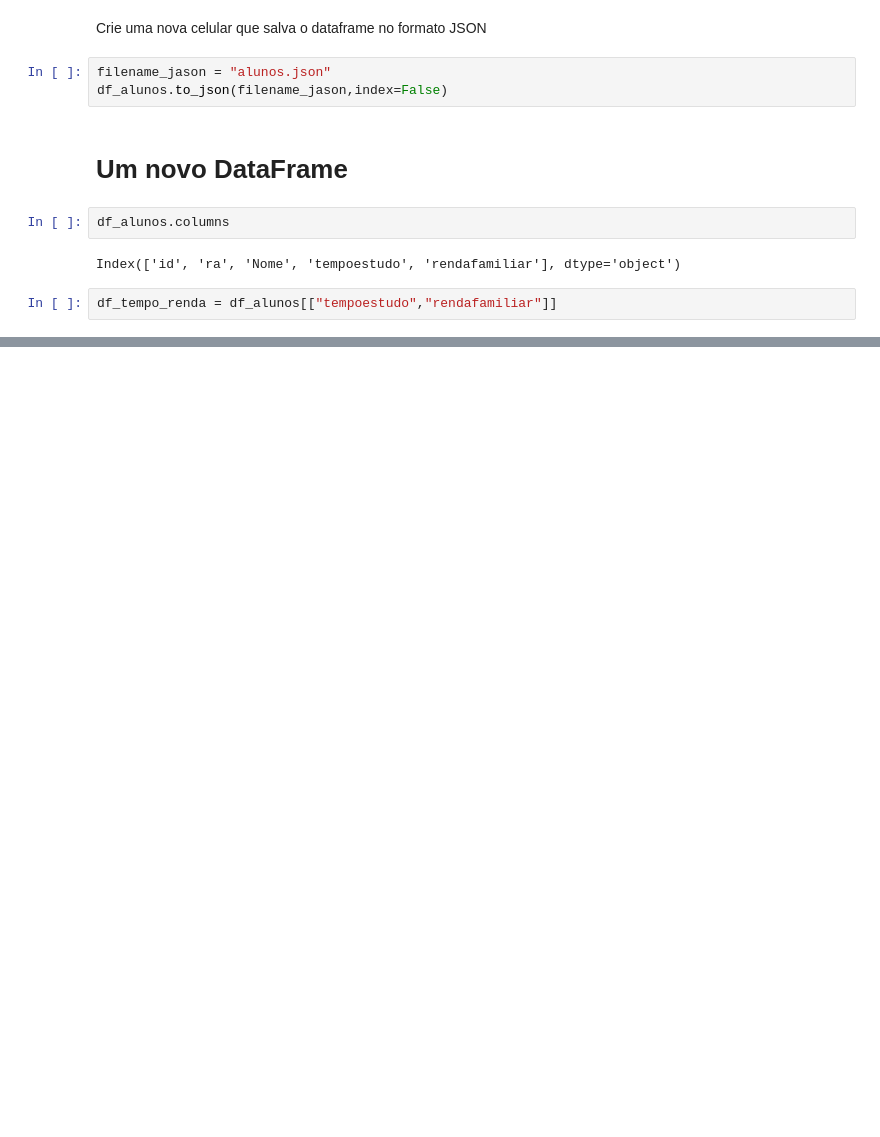
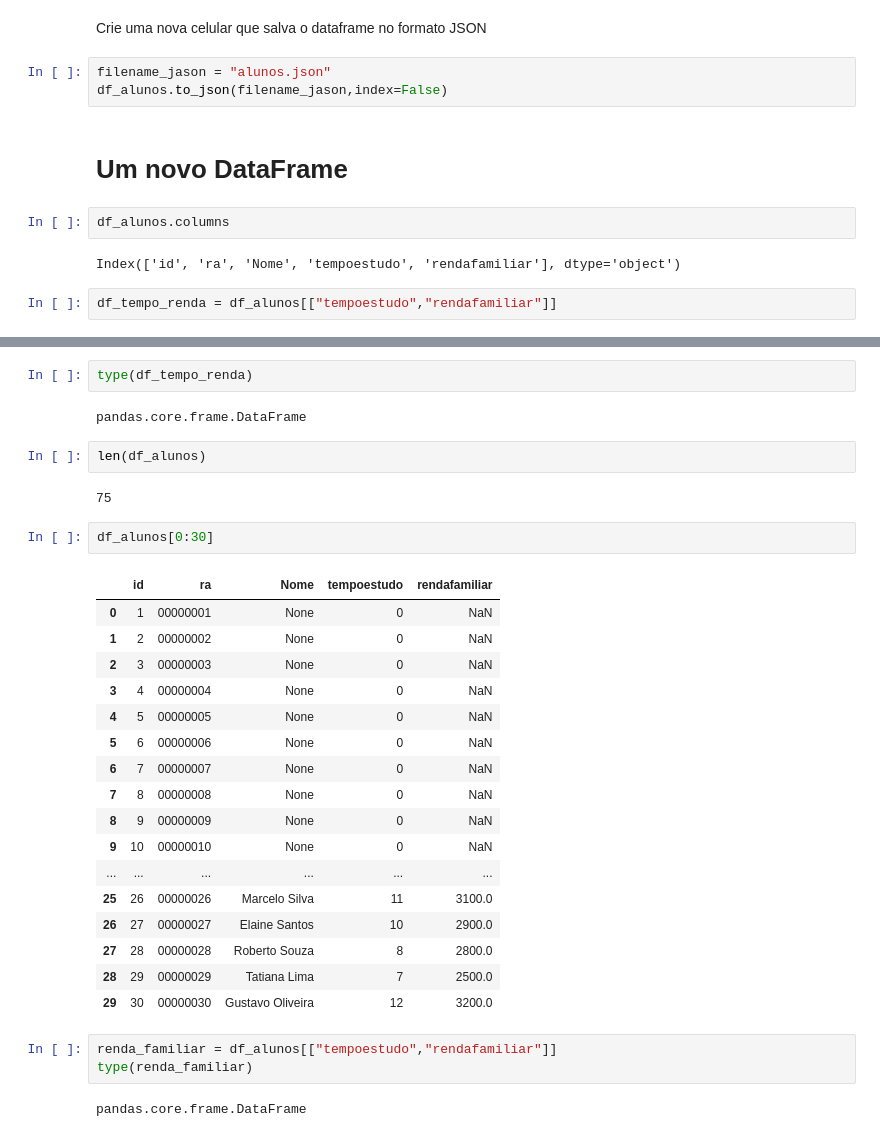
Before and after one commit to Mik3532/Python, a Jupyter notebook: ProjetoFinalNotbook/imersaopandas.ipynb, the cells around one changed output, grey strips where cells are left out. Saved outputs shown, nothing was run; the diff lists cells and outputs as text; blank space fills up the shorter version.

```diff
--- a/ProjetoFinalNotbook/imersaopandas.ipynb
+++ b/ProjetoFinalNotbook/imersaopandas.ipynb
@@ -113,0 +130,33 @@ df_tempo_renda = df_alunos[["tempoestudo","rendafamiliar"]]
+# %%
+type(df_tempo_renda)
+# %% [output]
+pandas.core.frame.DataFrame
+# %%
+len(df_alunos)
+# %% [output]
+75
+# %%
+df_alunos[0:30]
+# %% [output]
+|  | id | ra | Nome | tempoestudo | rendafamiliar |
+| 0 | 1 | 00000001 | None | 0 | NaN |
+| 1 | 2 | 00000002 | None | 0 | NaN |
+| 2 | 3 | 00000003 | None | 0 | NaN |
+| 3 | 4 | 00000004 | None | 0 | NaN |
+| 4 | 5 | 00000005 | None | 0 | NaN |
+| 5 | 6 | 00000006 | None | 0 | NaN |
+| 6 | 7 | 00000007 | None | 0 | NaN |
+| 7 | 8 | 00000008 | None | 0 | NaN |
+| 8 | 9 | 00000009 | None | 0 | NaN |
+| 9 | 10 | 00000010 | None | 0 | NaN |
+| ... | ... | ... | ... | ... | ... |
+| 25 | 26 | 00000026 | Marcelo Silva | 11 | 3100.0 |
+| 26 | 27 | 00000027 | Elaine Santos | 10 | 2900.0 |
+| 27 | 28 | 00000028 | Roberto Souza | 8 | 2800.0 |
+| 28 | 29 | 00000029 | Tatiana Lima | 7 | 2500.0 |
+| 29 | 30 | 00000030 | Gustavo Oliveira | 12 | 3200.0 |
+# %%
+renda_familiar = df_alunos[["tempoestudo","rendafamiliar"]]
+type(renda_familiar)
+# %% [output]
+pandas.core.frame.DataFrame
```
Also changed, not shown: parts of 12 cells of this notebook, 2 other files.
